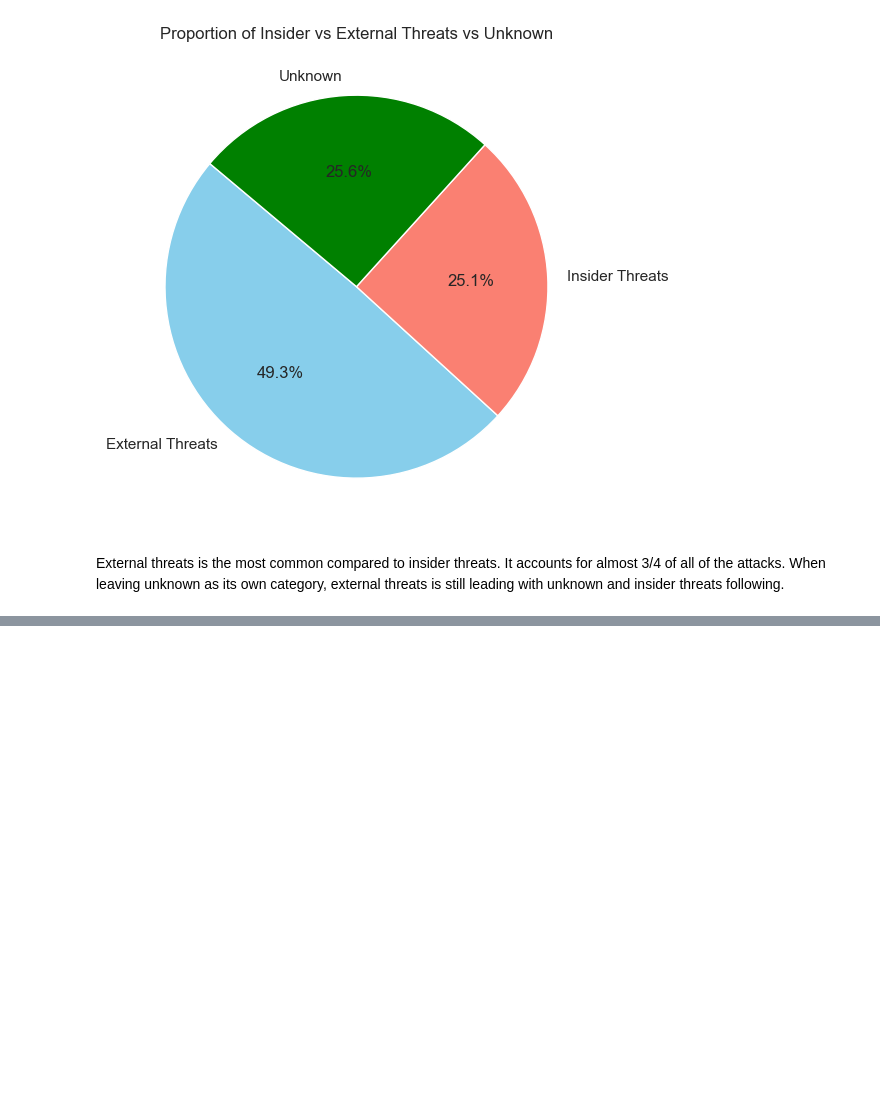
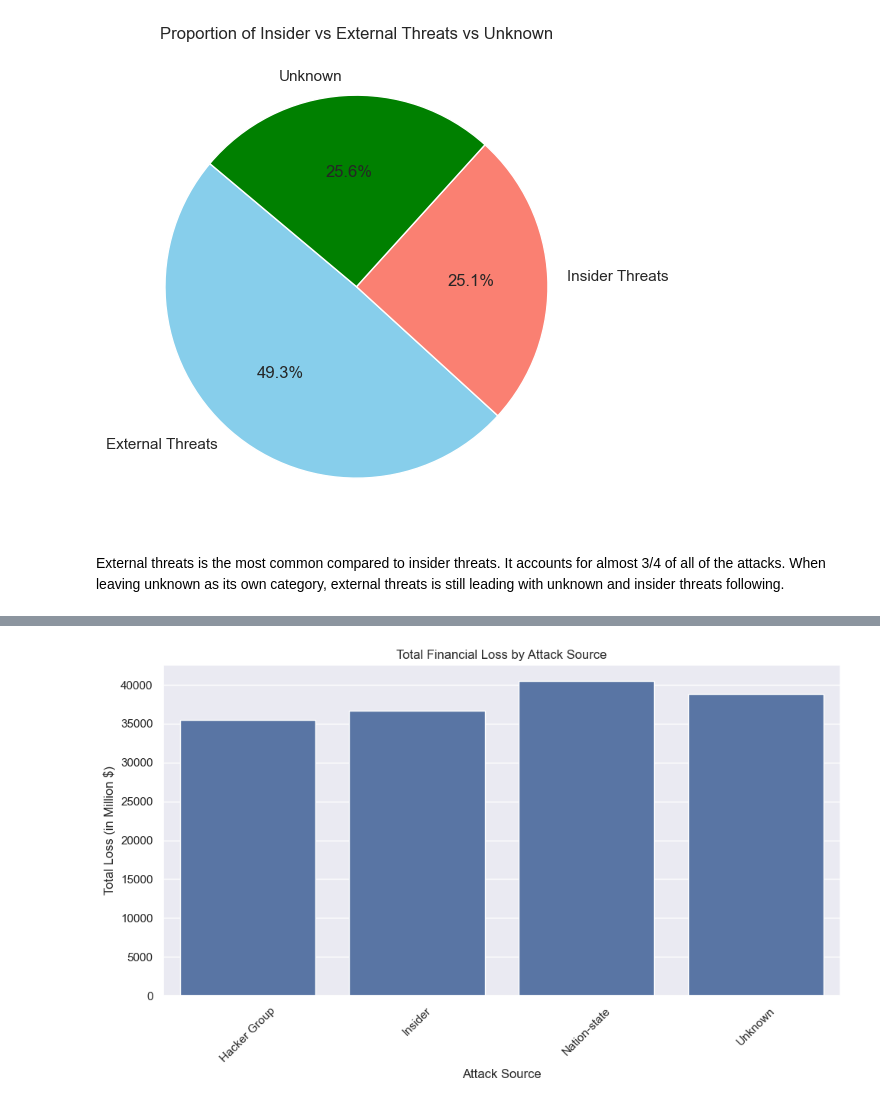
Before and after one commit to soObeibei/CPME255-CyberSecurity, a Jupyter notebook: project.ipynb, the cells around one changed output, grey strips where cells are left out. Cells and saved outputs as stored; diff of their text form; code cells hidden in the pictures; blank space fills up the shorter version.

```diff
--- a/project.ipynb
+++ b/project.ipynb
@@ -691,0 +732,13 @@ Attack Source Analysis
+# %%
+# Plot attack source vs financial loss
+plt.figure(figsize=(10, 6))
+total_loss_by_source = df.groupby('Attack Source')['Financial Loss (in Million $)'].sum()
+sns.barplot(x=total_loss_by_source.index, y=total_loss_by_source.values)
+plt.title('Total Financial Loss by Attack Source')
+plt.xlabel('Attack Source')
+plt.ylabel('Total Loss (in Million $)')
+plt.xticks(rotation=45)
+plt.tight_layout()
+plt.show()
+# %% [output]
+[figure, added]
```
Also changed, not shown: parts of 8 cells of this notebook.
